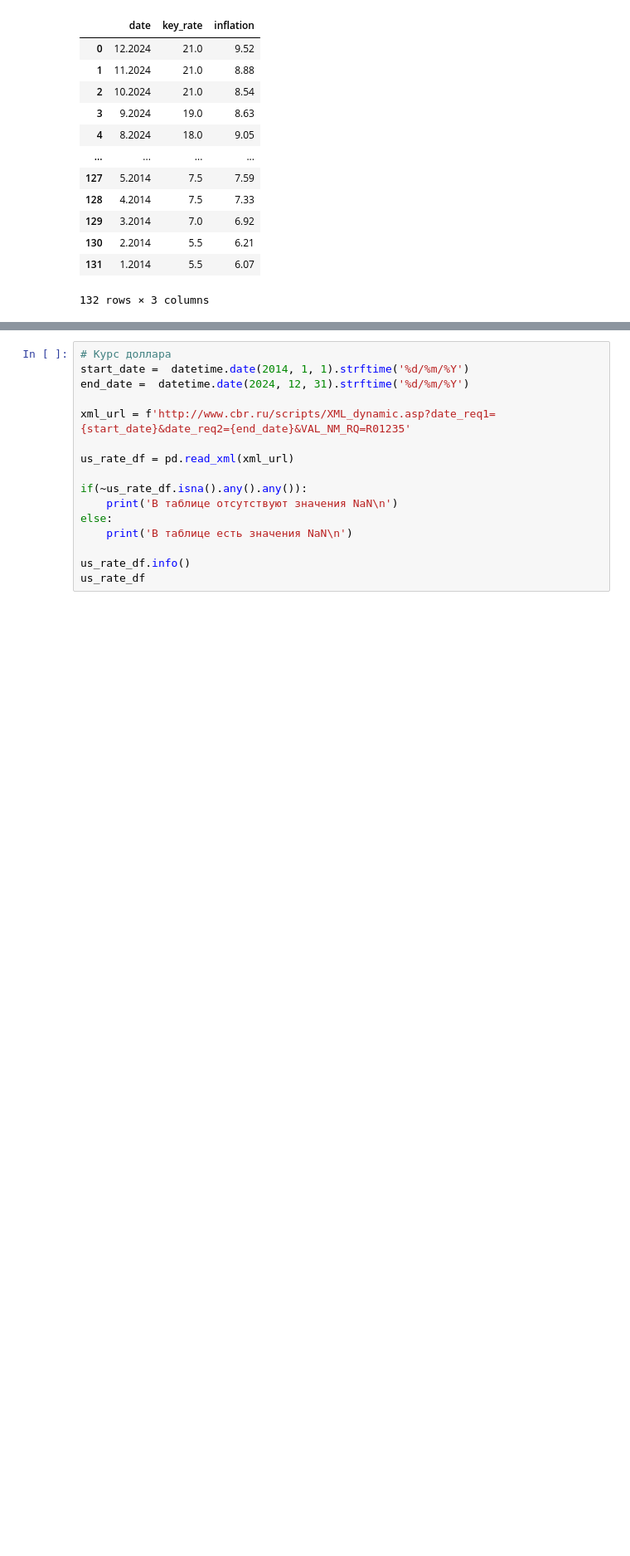
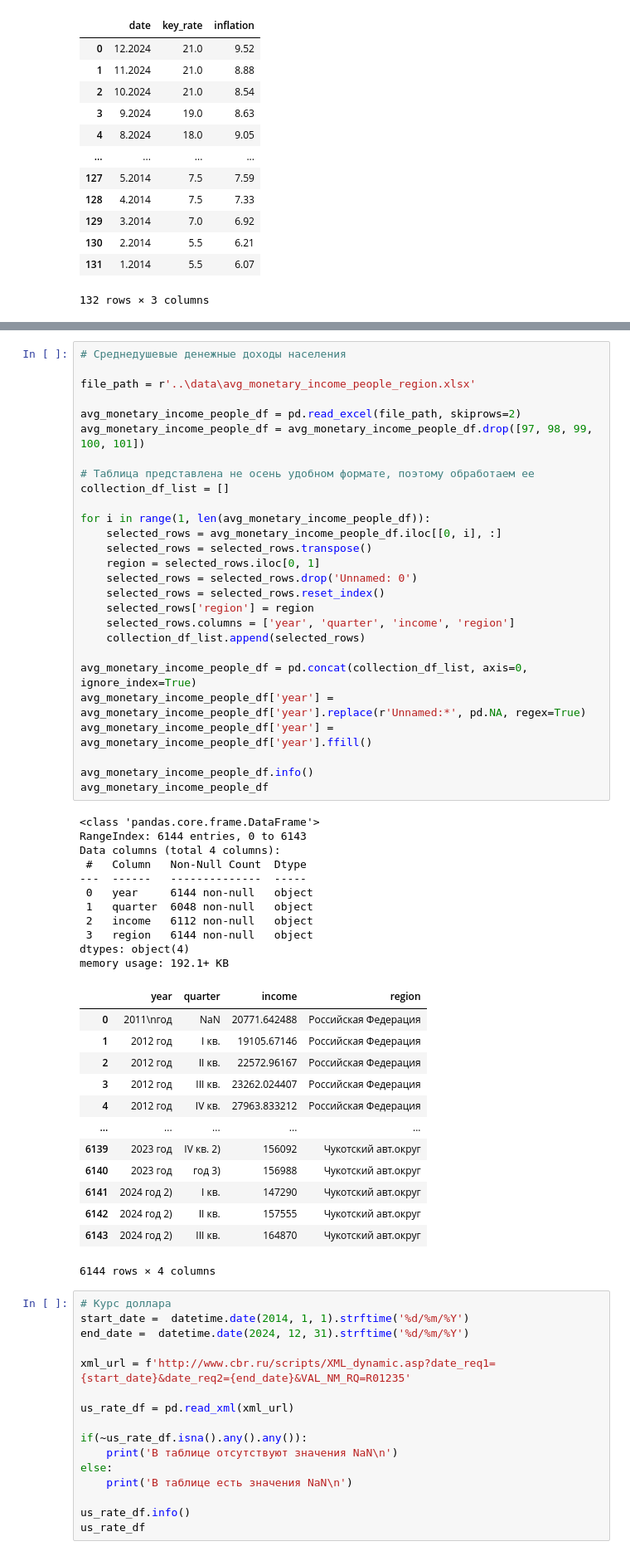
Before and after one commit to AndMarina/housing-prices-mortgage-rates, a Jupyter notebook: notebooks/data_collection.ipynb, the cells around one changed output, grey strips where cells are left out. Shown: that part at 83% size. Saved outputs shown, nothing was run; the diff lists cells and outputs as text; blank space fills up the shorter version.

Commit message:
add handling data income

```diff
--- a/notebooks/data_collection.ipynb
+++ b/notebooks/data_collection.ipynb
@@ -425,3 +402,55 @@ avg_monetary_income_people_df
+# %%
+# Среднедушевые денежные доходы населения
+
+file_path = r'..\data\avg_monetary_income_people_region.xlsx'
+
+avg_monetary_income_people_df = pd.read_excel(file_path, skiprows=2)
+avg_monetary_income_people_df = avg_monetary_income_people_df.drop([97, 98, 99, 100, 101])
+
+# Таблица представлена не осень удобном формате, поэтому обработаем ее
+collection_df_list = []
+
+for i in range(1, len(avg_monetary_income_people_df)):
+    selected_rows = avg_monetary_income_people_df.iloc[[0, i], :]
+    selected_rows = selected_rows.transpose()
+    region = selected_rows.iloc[0, 1]
+    selected_rows = selected_rows.drop('Unnamed: 0')
+    selected_rows = selected_rows.reset_index()
+    selected_rows['region'] = region
+    selected_rows.columns = ['year', 'quarter', 'income', 'region']
+    collection_df_list.append(selected_rows)
+
+avg_monetary_income_people_df = pd.concat(collection_df_list, axis=0, ignore_index=True)
+avg_monetary_income_people_df['year'] = avg_monetary_income_people_df['year'].replace(r'Unnamed:*', pd.NA, regex=True)
+avg_monetary_income_people_df['year'] = avg_monetary_income_people_df['year'].ffill()
+
+avg_monetary_income_people_df.info()
+avg_monetary_income_people_df
+# %% [output]
+<class 'pandas.core.frame.DataFrame'>
+RangeIndex: 6144 entries, 0 to 6143
+Data columns (total 4 columns):
+ #   Column   Non-Null Count  Dtype
+---  ------   --------------  -----
+ 0   year     6144 non-null   object
+ 1   quarter  6048 non-null   object
+ 2   income   6112 non-null   object
+ 3   region   6144 non-null   object
+dtypes: object(4)
+memory usage: 192.1+ KB
+|  | year | quarter | income | region |
+| 0 | 2011\nгод | NaN | 20771.642488 | Российская Федерация |
+| 1 | 2012 год | I кв. | 19105.67146 | Российская Федерация |
+| 2 | 2012 год | II кв. | 22572.96167 | Российская Федерация |
+| 3 | 2012 год | III кв. | 23262.024407 | Российская Федерация |
+| 4 | 2012 год | IV кв. | 27963.833212 | Российская Федерация |
+| ... | ... | ... | ... | ... |
+| 6139 | 2023 год | IV кв. 2) | 156092 | Чукотский авт.округ |
+| 6140 | 2023 год | год 3) | 156988 | Чукотский авт.округ |
+| 6141 | 2024 год 2) | I кв. | 147290 | Чукотский авт.округ |
+| 6142 | 2024 год 2) | II кв. | 157555 | Чукотский авт.округ |
+| 6143 | 2024 год 2) | III кв. | 164870 | Чукотский авт.округ |
+6144 rows × 4 columns
 # %%
 # Курс доллара
 start_date =  datetime.date(2014, 1, 1).strftime('%d/%m/%Y')
```
Also changed, not shown: parts of 2 cells of this notebook.
